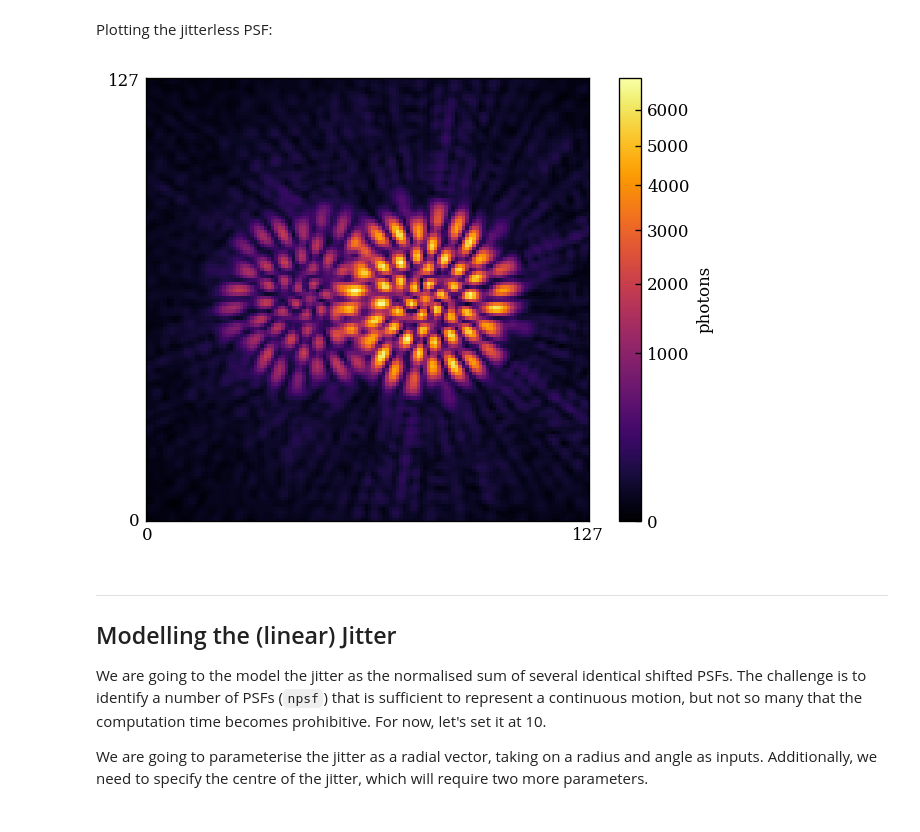
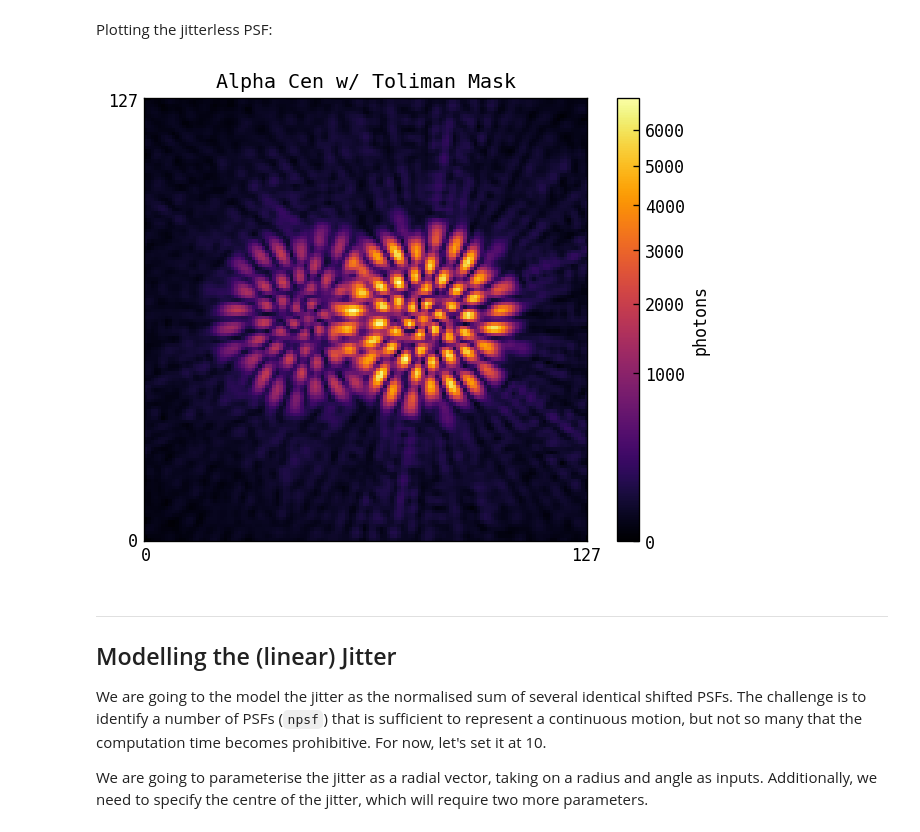
Before and after one commit to maxecharles/toliman-phd, a Jupyter notebook: notebooks/jitter.ipynb, the cells around one changed output. Saved outputs shown, nothing was run; the diff lists cells and outputs as text; code cells hidden in the pictures.

```diff
--- a/notebooks/jitter.ipynb
+++ b/notebooks/jitter.ipynb
@@ -19,7 +19,7 @@ os.chdir('/Users/mcha5804/Library/CloudStorage/OneDrive-TheUniversityofSydney(St
 
 %matplotlib inline
 plt.rcParams['image.cmap'] = 'inferno'
-plt.rcParams["font.family"] = 'serif'
+plt.rcParams["font.family"] = 'monospace'
 plt.rcParams["image.origin"] = 'lower'
 plt.rcParams['figure.dpi'] = 120
 plt.rcParams['xtick.direction'] = 'in'
@@ -73,9 +73,9 @@ Plotting the jitterless PSF:
 # %%
 import utils  # see utils.py for plotting code
 PSF = optics.model(source)
-utils.PlotSqrtPSF(PSF)
+utils.PlotSqrtPSF(PSF, title='Alpha Cen w/ Toliman Mask')
 # %% [output]
-[figure, old version]
+[figure, new version]
 # %% [markdown]
 ____
 ## Modelling the (linear) Jitter
```
Also changed, not shown: parts of 1 cell of this notebook, 2 other files.
